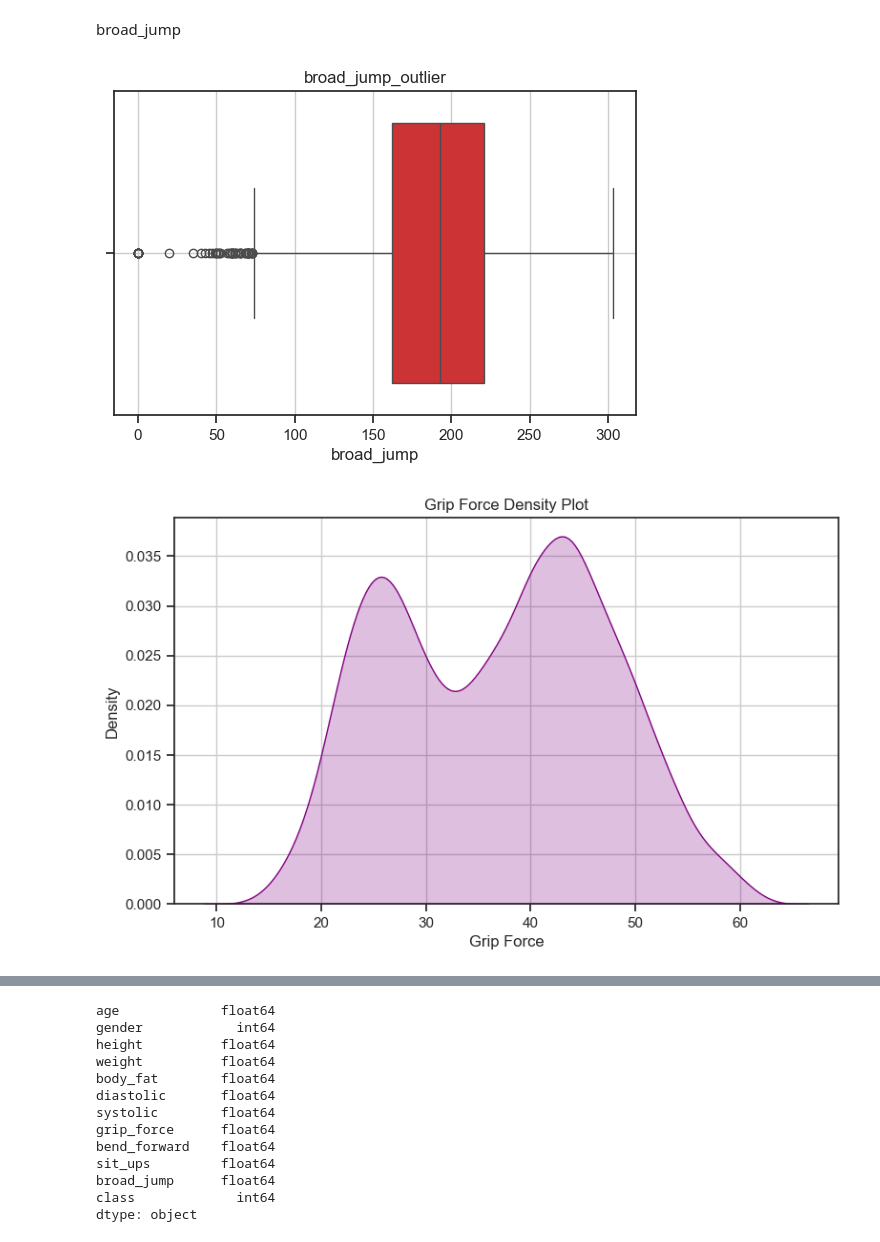
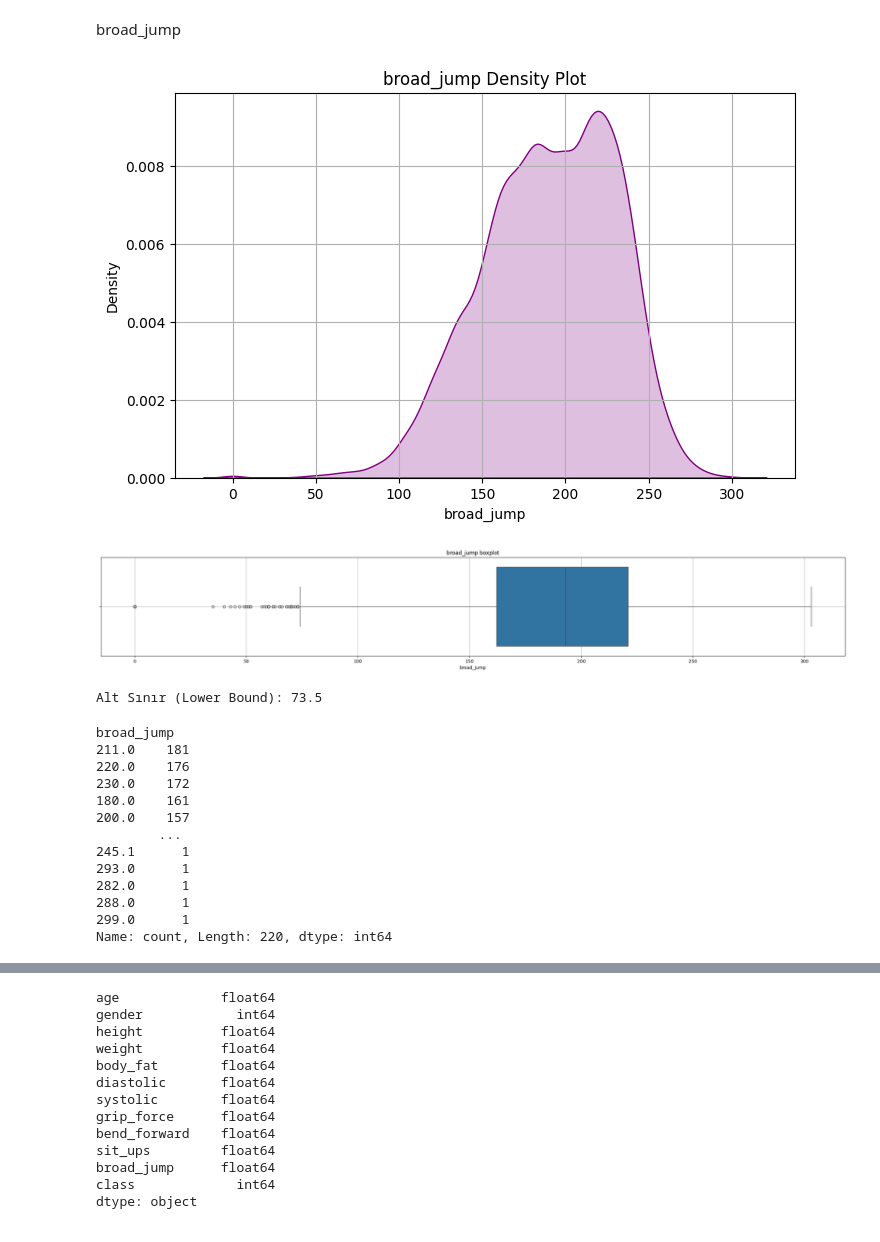
Before and after one commit to SevvalEnsarioglu/BodyAnalyzer, a Jupyter notebook: veriOnIsleme.ipynb, the cells around one changed output, grey strips where cells are left out. Drawn from its saved outputs; the diff is of its cells as text; code cells hidden in the pictures.

```diff
--- a/veriOnIsleme.ipynb
+++ b/veriOnIsleme.ipynb
@@ -115,24 +116,33 @@ plt.show()
 # %% [markdown]
 broad_jump
+# %%
+plt.figure(figsize=(8, 5))
+sns.kdeplot(df['broad_jump'], fill=True, color='purple')
+plt.title('broad_jump Density Plot')
+plt.xlabel('broad_jump')
+plt.ylabel('Density')
+plt.grid(True)
+
+plt.show()
+# %% [output]
+[figure, added]
 # %%
-plt.figure(figsize=(6, 4))
+plt.figure(figsize=(30, 4))
 sns.boxplot(x=df['broad_jump'])
 
-plt.title("broad_jump_outlier")
+plt.title("broad_jump boxplot")
 plt.xlabel("broad_jump")
 plt.grid(True)
 
 plt.show()
 # %% [output]
-[figure, old version]
+[figure, new version]
-# %%
-plt.figure(figsize=(8, 5))
-sns.kdeplot(df['grip_force'], fill=True, color='purple')
-plt.title('Grip Force Density Plot')
-plt.xlabel('Grip Force')
-plt.ylabel('Density')
-plt.grid(True)
-
-plt.show()
-# %% [output]
-[figure, old version]
+# %%
+Q1 = df['broad_jump'].quantile(0.25)
+Q3 = df['broad_jump'].quantile(0.75)
+IQR = Q3 - Q1
+
+lower_bound = Q1 - 1.5 * IQR
+print("Alt Sınır (Lower Bound):", lower_bound)
+# %% [output]
+Alt Sınır (Lower Bound): 73.5
@@ -139,3 +152,19 @@ plt.show()
+# %%
+df['broad_jump'].value_counts()
+# %% [output]
+broad_jump
+211.0    181
+220.0    176
+230.0    172
+180.0    161
+200.0    157
+        ...
+245.1      1
+293.0      1
+282.0      1
+288.0      1
+299.0      1
+Name: count, Length: 220, dtype: int64
 # %%
 #broad_jump
 df['broad_jump'].describe()
```
Also changed, not shown: parts of 79 cells of this notebook, 14 other files.
